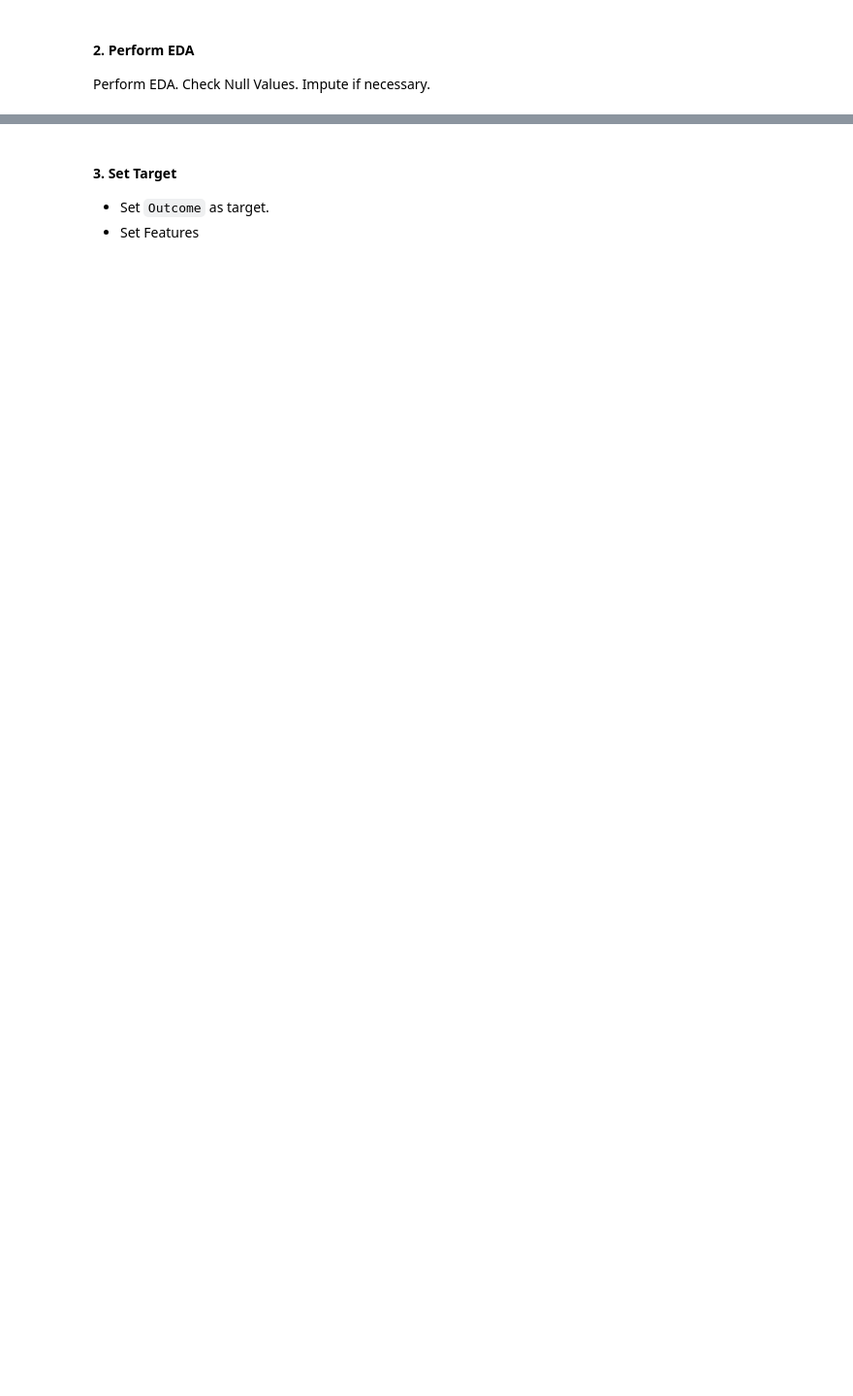
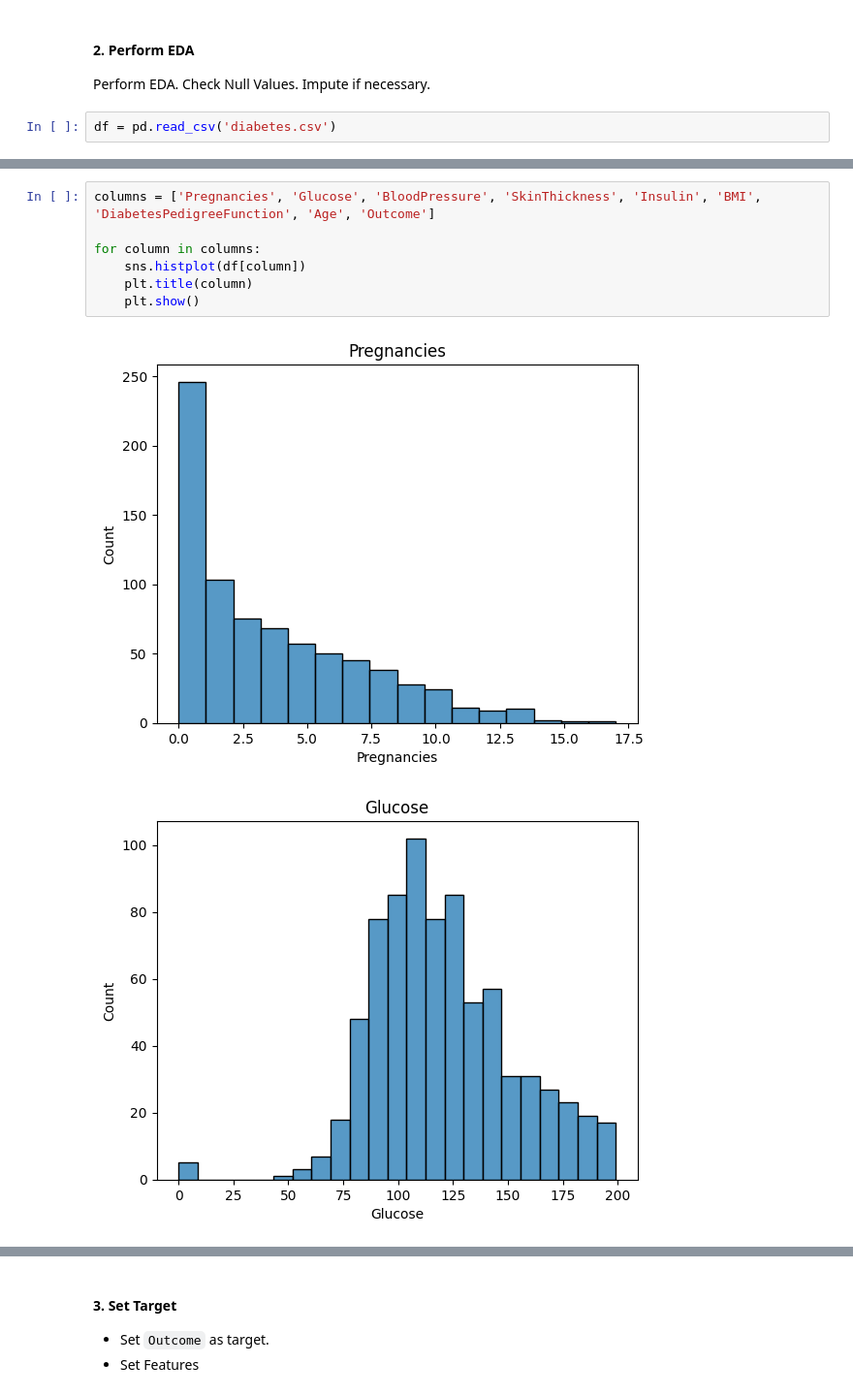
Before and after one commit to suzy-hur/IOD_lab_work, a Jupyter notebook: Lab_6_5_Feature_Selection_010723.ipynb, the cells around one changed output, grey strips where cells are left out. Shown at 97% size. Cells and saved outputs as stored; diff of their text form; blank space fills up the shorter version.

```diff
--- a/Lab_6_5_Feature_Selection_010723.ipynb
+++ b/Lab_6_5_Feature_Selection_010723.ipynb
@@ -26,3 +31,5 @@ diabetes_csv = 'diabetes.csv'
 #### 2. Perform EDA
 
 Perform EDA. Check Null Values. Impute if necessary.
+# %%
+df = pd.read_csv('diabetes.csv')
@@ -28,0 +96,10 @@ Perform EDA. Check Null Values. Impute if necessary.
+# %%
+columns = ['Pregnancies', 'Glucose', 'BloodPressure', 'SkinThickness', 'Insulin', 'BMI', 'DiabetesPedigreeFunction', 'Age', 'Outcome']
+
+for column in columns:
+    sns.histplot(df[column])
+    plt.title(column)
+    plt.show()
+# %% [output]
+[figure, added]
+[figure, added]
```
Also changed, not shown: parts of 24 cells of this notebook.
